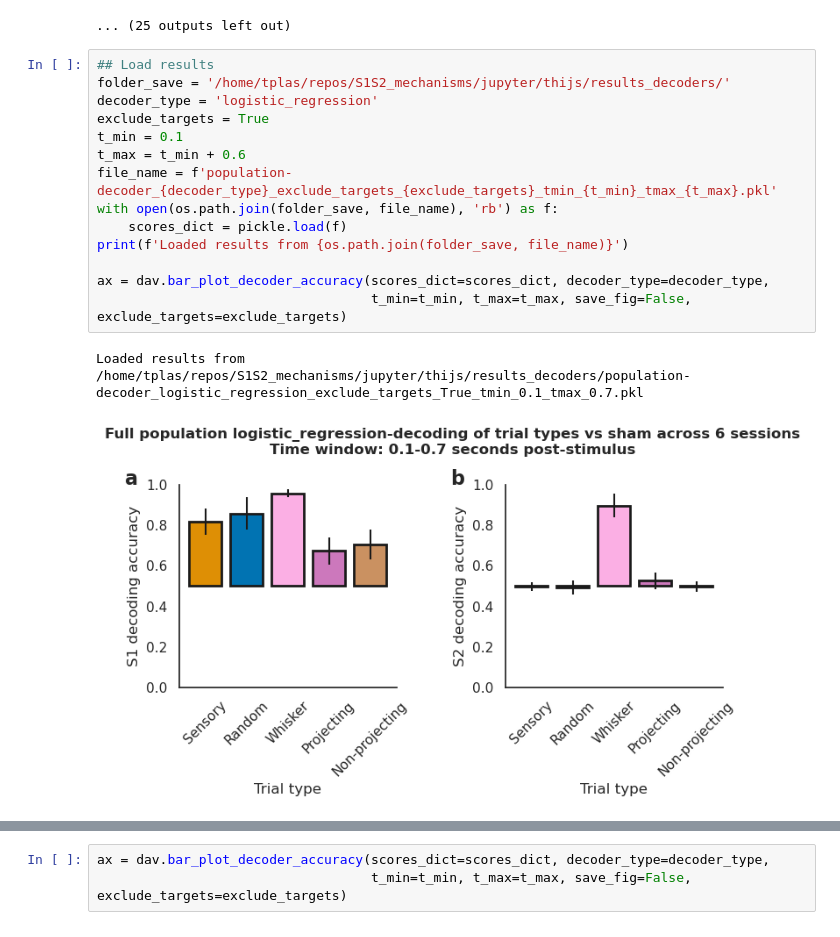
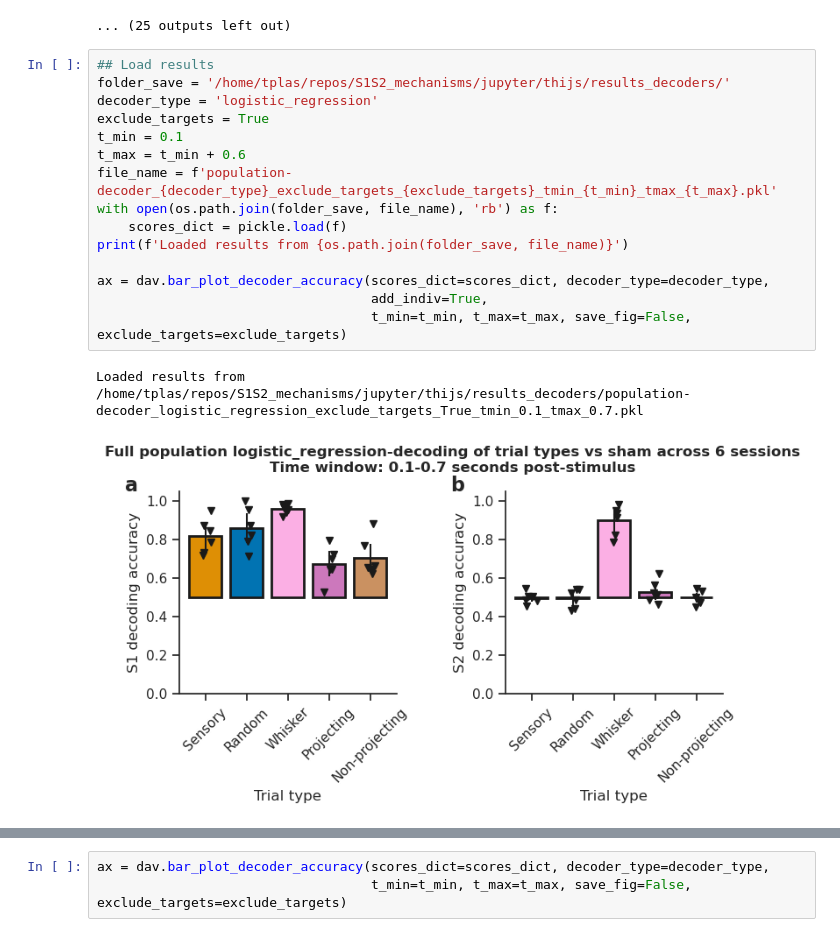
Before and after one commit to Packer-Lab/S1S2_mechanisms, a Jupyter notebook: jupyter/thijs/Decoding analysis.ipynb, the cells around one changed output, grey strips where cells are left out. Drawn from its saved outputs; the diff is of its cells as text.

```diff
--- a/jupyter/thijs/Decoding analysis.ipynb
+++ b/jupyter/thijs/Decoding analysis.ipynb
@@ -124,17 +127,18 @@ WARNING: time window adjusted to 1.1 - 1.7 to avoid whisker stim
 # %%
 ## Load results
 folder_save = '/home/tplas/repos/S1S2_mechanisms/jupyter/thijs/results_decoders/'
 decoder_type = 'logistic_regression'
 exclude_targets = True
 t_min = 0.1
 t_max = t_min + 0.6
 file_name = f'population-decoder_{decoder_type}_exclude_targets_{exclude_targets}_tmin_{t_min}_tmax_{t_max}.pkl'
 with open(os.path.join(folder_save, file_name), 'rb') as f:
     scores_dict = pickle.load(f)
 print(f'Loaded results from {os.path.join(folder_save, file_name)}')
 
 ax = dav.bar_plot_decoder_accuracy(scores_dict=scores_dict, decoder_type=decoder_type,
+                                   add_indiv=True,
                                    t_min=t_min, t_max=t_max, save_fig=False, exclude_targets=exclude_targets)
 # %% [output]
 Loaded results from /home/tplas/repos/S1S2_mechanisms/jupyter/thijs/results_decoders/population-decoder_logistic_regression_exclude_targets_True_tmin_0.1_tmax_0.7.pkl
-[figure, old version]
+[figure, new version]
```
Also changed, not shown: parts of 12 cells of this notebook, 2 other files.
